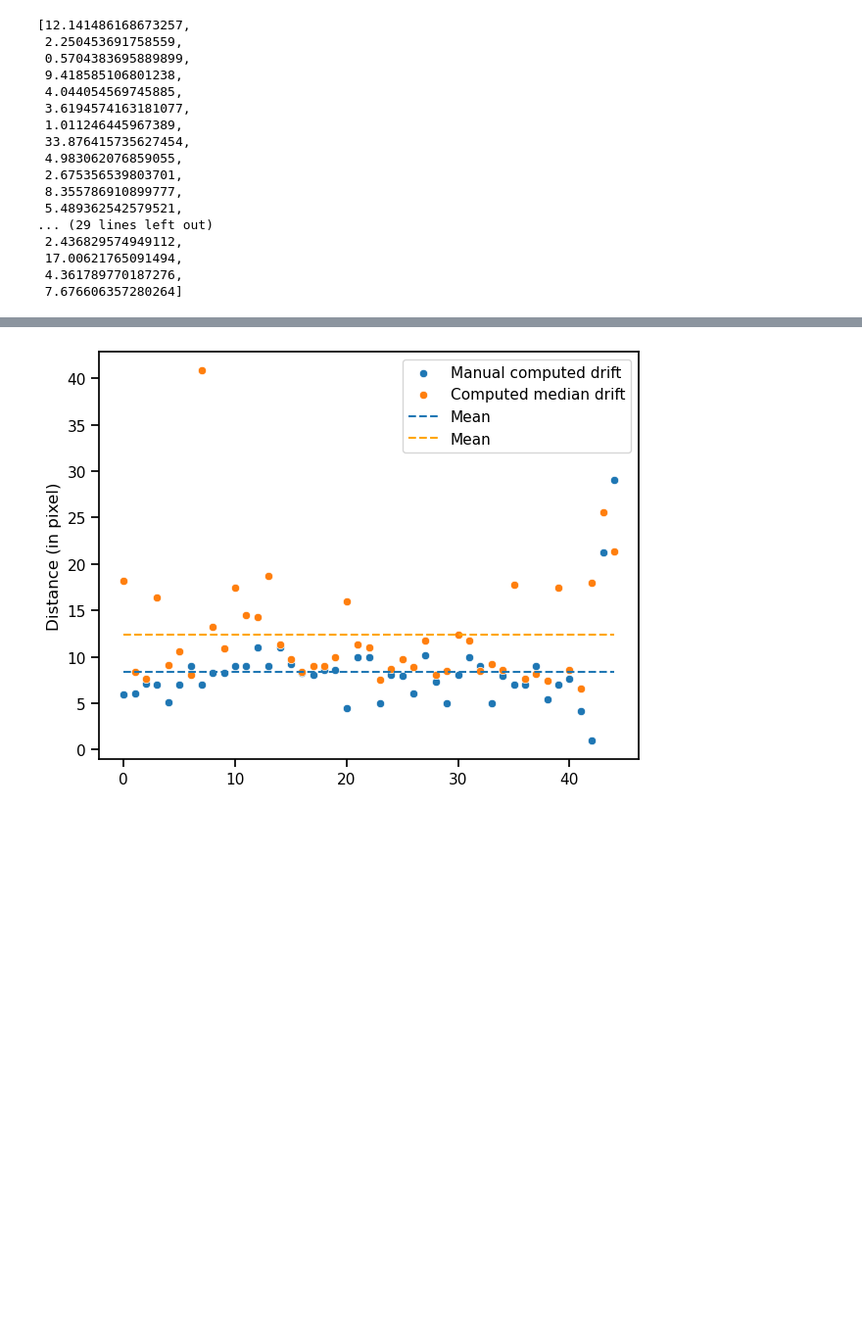
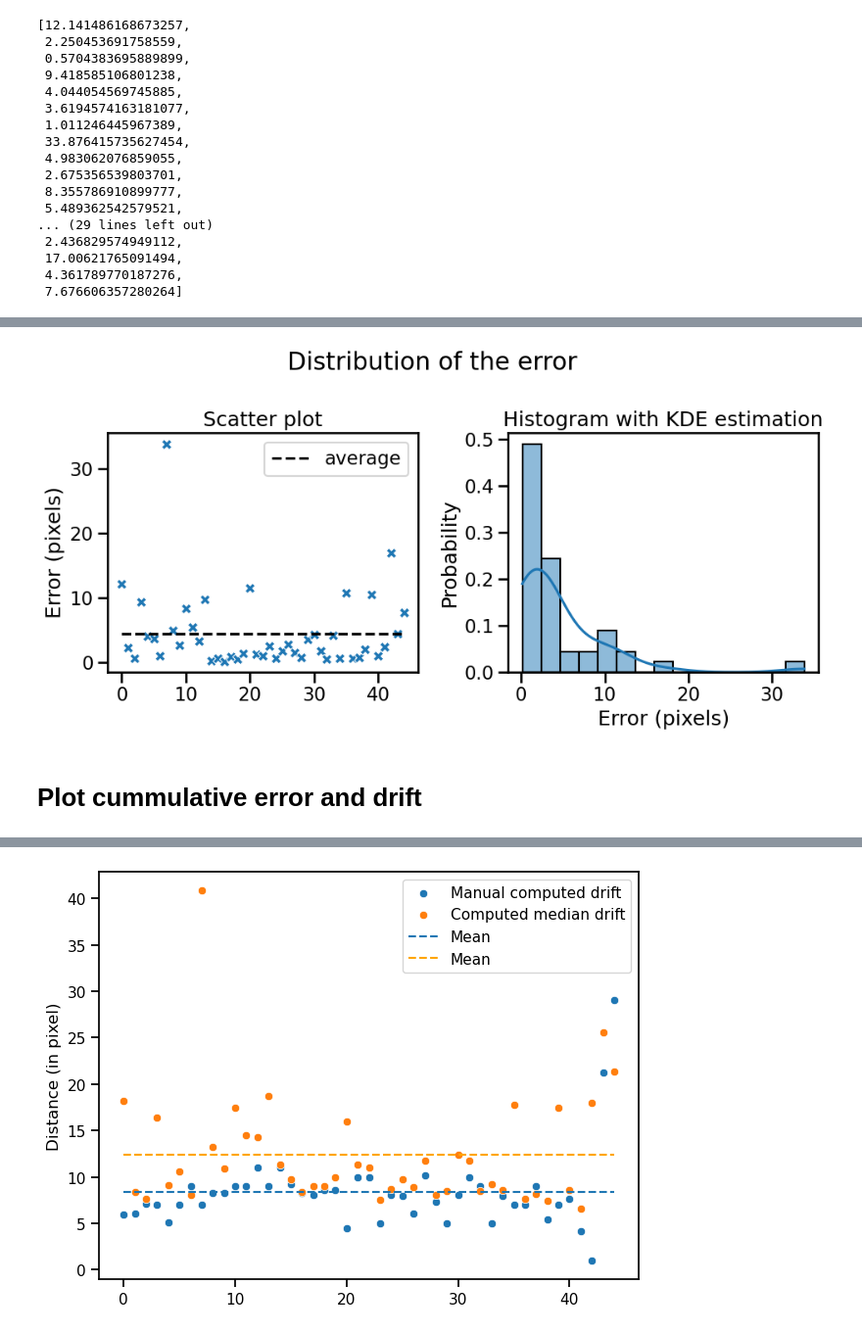
Before and after one commit to GuignardLab/placozoa_tracking, a Jupyter notebook: notebooks/drift_correction.ipynb, the cells around one changed output, grey strips where cells are left out. Shown at 98% size. Drawn from its saved outputs; the diff is of its cells as text; code cells hidden in the pictures; blank space fills up the shorter version.

Commit message:
error on drift quantif
+ direction of the drift (in x and y)

```diff
--- a/notebooks/drift_correction.ipynb
+++ b/notebooks/drift_correction.ipynb
@@ -938,7 +939,7 @@ pos
 [[724, 744], [755, 758], [945, 964], [973, 976]]
 # %%
 couple = []
-for i in pos:
+for i in drift_pos:
     j = i[0]
     while j != i[1]:
         couple.append([j,j+1])
@@ -1032,0 +1030,4 @@ df1.Real_distance.mean()
+# %%
+df1['Error'] = error
+
+df1
@@ -1032,0 +1057,27 @@ df1.Real_distance.mean()
+# %%
+#sns.set_context("talk")
+e = [x for x in error if x != max(error)]
+
+fig ,ax = plt.subplots(1,2,figsize=(10,5))
+
+sns.scatterplot(x =df1.index.values,y = df1.Error,marker='X',ax = ax[0])
+ax[0].hlines(np.mean(df1.Error),min(df1.index.values),max(df1.index.values),linestyle='--',color='black',label='average')
+
+sns.histplot(error,kde=True,stat='probability',ax=ax[1])
+
+ax[0].set_ylabel('Error (pixels)')
+ax[1].set_xlabel('Error (pixels)')
+
+ax[0].legend()
+fig.suptitle('Distribution of the error')
+ax[0].set_title('Scatter plot')
+ax[1].set_title('Histogram with KDE estimation')
+
+plt.tight_layout()
+plt.savefig('../data/results/figures/compare/full_pipeline/distribution_error.png',dpi=300)
+
+plt.show()
+# %% [output]
+[figure, added]
+# %% [markdown]
+# Plot cummulative error and drift
```
Also changed, not shown: parts of 35 cells of this notebook.
